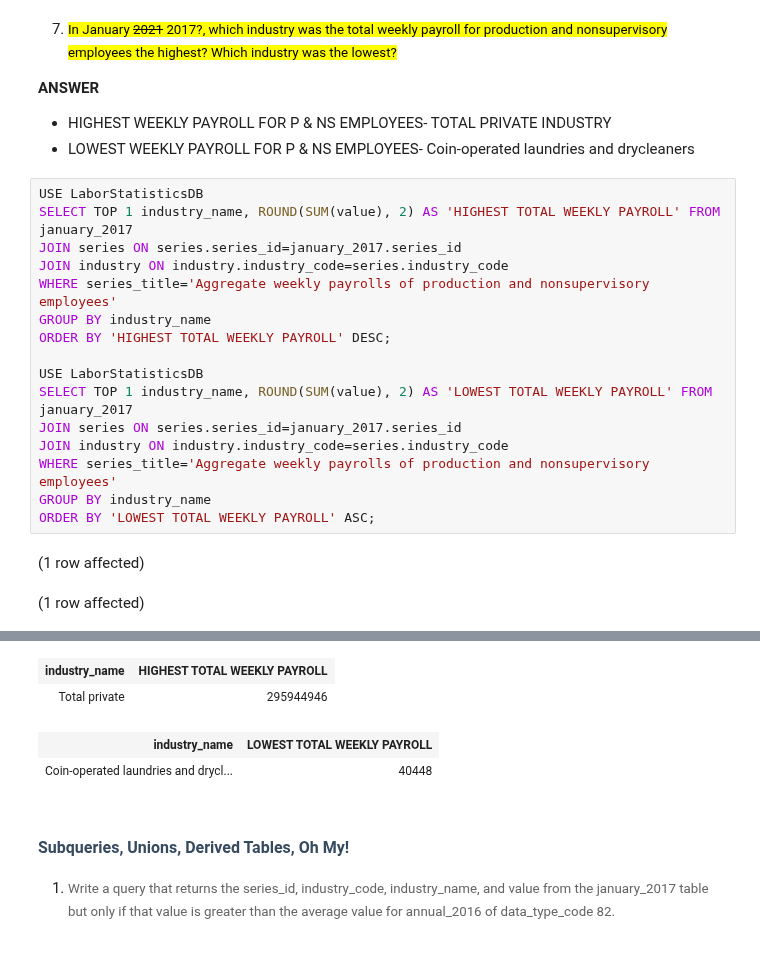
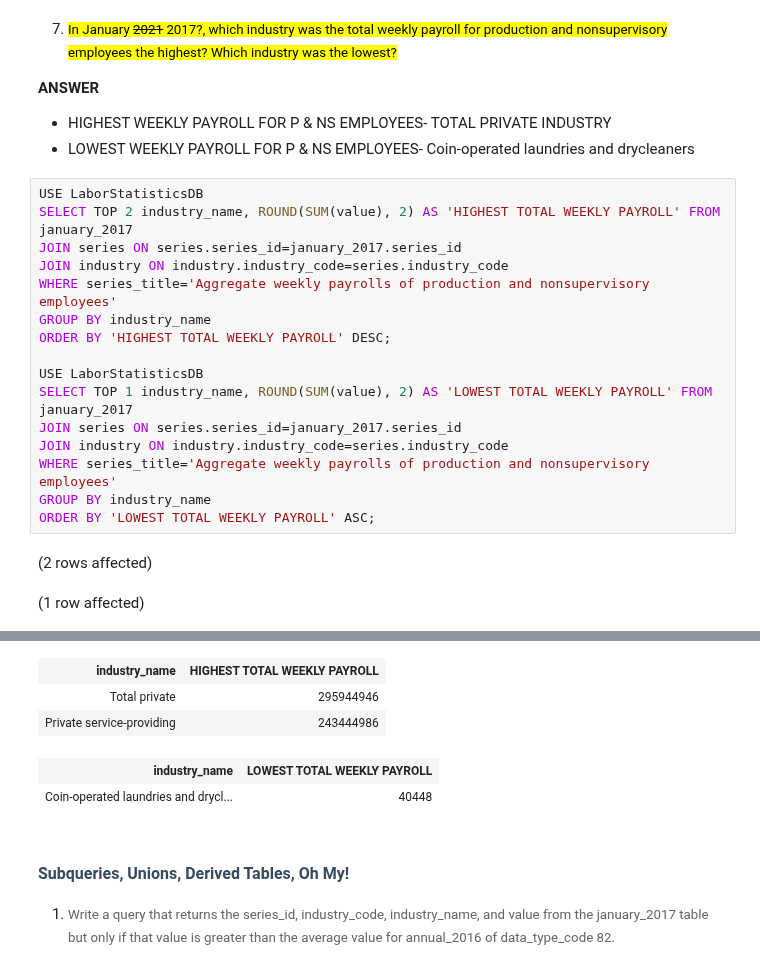
Before and after one commit to hollyhira/Assignment3_9to5, a Jupyter notebook: 9to5.ipynb, the cells around one changed output, grey strips where cells are left out. Cells and saved outputs as stored; diff of their text form.

```diff
--- a/9to5.ipynb
+++ b/9to5.ipynb
@@ -448,7 +448,7 @@ Total execution time: 00:00:00.459
 - LOWEST WEEKLY PAYROLL FOR P & NS EMPLOYEES- Coin-operated laundries and drycleaners
 # %%
 USE LaborStatisticsDB
-SELECT TOP 1 industry_name, ROUND(SUM(value), 2) AS 'HIGHEST TOTAL WEEKLY PAYROLL' FROM january_2017
+SELECT TOP 2 industry_name, ROUND(SUM(value), 2) AS 'HIGHEST TOTAL WEEKLY PAYROLL' FROM january_2017
 JOIN series ON series.series_id=january_2017.series_id
 JOIN industry ON industry.industry_code=series.industry_code
 WHERE series_title='Aggregate weekly payrolls of production and nonsupervisory employees'
@@ -463,5 +463,5 @@ WHERE series_title='Aggregate weekly payrolls of production and nonsupervisory e
 GROUP BY industry_name
 ORDER BY 'LOWEST TOTAL WEEKLY PAYROLL' ASC;
 # %% [output]
-(1 row affected)
+(2 rows affected)
 (1 row affected)
@@ -469,5 +469,6 @@ Total execution time: 00:00:00.220
 | industry_name | HIGHEST TOTAL WEEKLY PAYROLL |
 | Total private | 295944946 |
+| Private service-providing | 243444986 |
 | industry_name | LOWEST TOTAL WEEKLY PAYROLL |
 | Coin-operated laundries and drycl... | 40448 |
 # %% [markdown]
```
Also changed, not shown: parts of 12 cells of this notebook.
